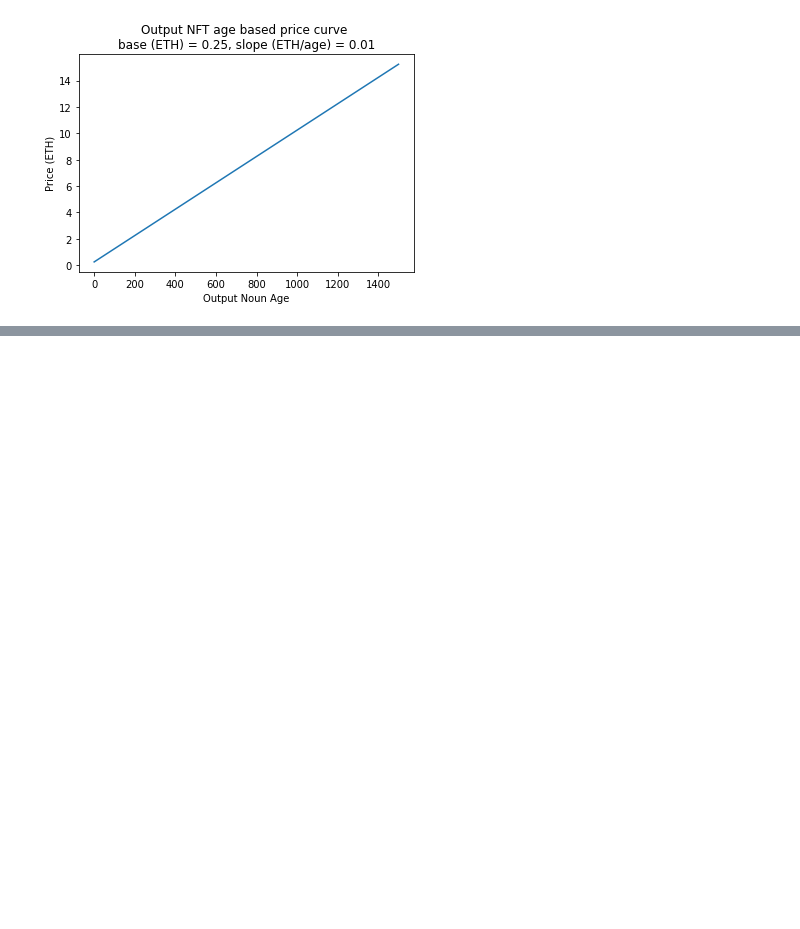
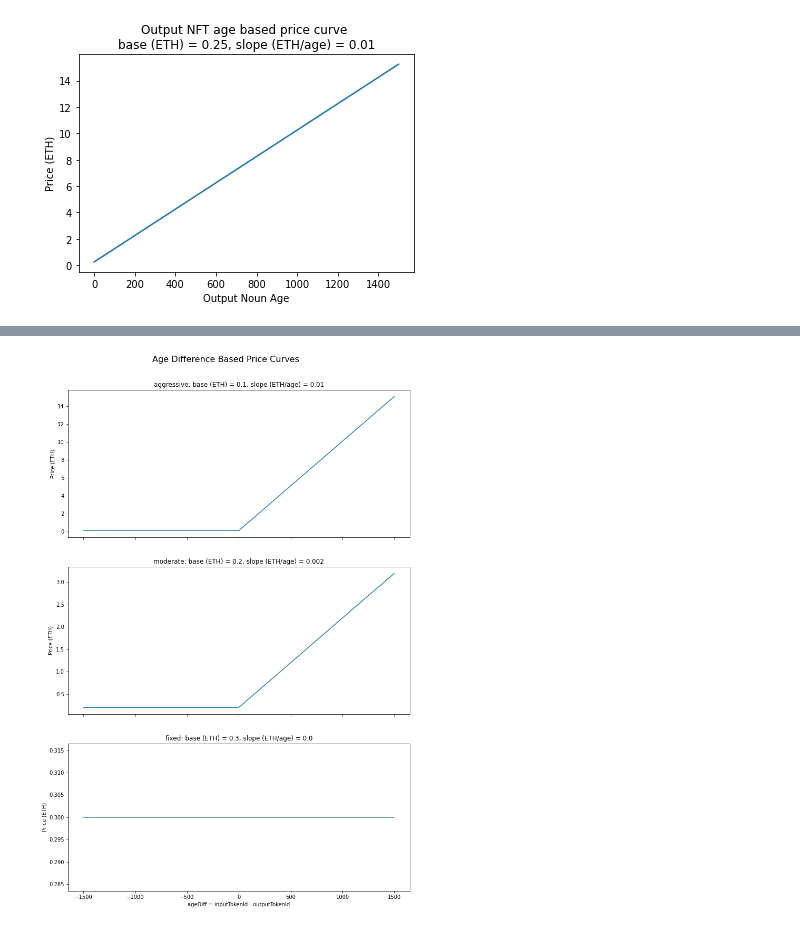
Before and after one commit to papercliplabs/nounswap, a Jupyter notebook: contracts/specs/TimelockNFTSwapper/TimelockNFTSwapperPriceCurve.ipynb, the cells around one changed output, grey strips where cells are left out. Saved outputs shown, nothing was run; the diff lists cells and outputs as text; code cells hidden in the pictures; blank space fills up the shorter version.

```diff
--- a/contracts/specs/TimelockNFTSwapper/TimelockNFTSwapperPriceCurve.ipynb
+++ b/contracts/specs/TimelockNFTSwapper/TimelockNFTSwapperPriceCurve.ipynb
@@ -53,0 +54,37 @@ plt.show()
+# %%
+def plot_age_difference_price_curve(base_eth, slope_eth_per_age, age_range, ax, type):
+    age_difference = np.arange(-age_range, age_range, 1)
+    price = base_eth + slope_eth_per_age * np.maximum(age_difference, 0)
+    ax.plot(age_difference, price)
+    ax.set_ylabel("Price (ETH)")
+    ax.set_title(f"{type}: base (ETH) = {base_eth}, slope (ETH/age) = {slope_eth_per_age}")
+
+# Parameters
+params = [
+    (0.1, 0.01, "aggressive"),
+    (0.2, 0.002, "moderate"),
+    (0.3, 0.00, "fixed")
+]
+age_range = 1500
+
+# Create subplots
+fig, axs = plt.subplots(3, 1, figsize=(10, 15), sharex=True)
+
+# Plot for each set of parameters
+for i, (base_eth, slope_eth_per_age, type) in enumerate(params):
+    plot_age_difference_price_curve(base_eth, slope_eth_per_age, age_range, axs[i], type)
+
+# Set common X label
+axs[2].set_xlabel("ageDiff = inputTokenId - outputTokenId")
+
+fig.suptitle("Age Difference Based Price Curves", fontsize=16)
+# Adjust layout with vertical gaps
+plt.tight_layout(rect=[0, 0, 1, 0.95])
+plt.subplots_adjust(top=0.92, hspace=0.2)  # Adjust the height space between plots and add gap after title
+
+
+# Adjust layout and save the figure
+plt.savefig("img/age-difference-price-curve.png", facecolor=(1, 1, 1))
+plt.show()
+# %% [output]
+[figure, added]
```
Also changed, not shown: parts of 1 cell of this notebook, 2 other files.
